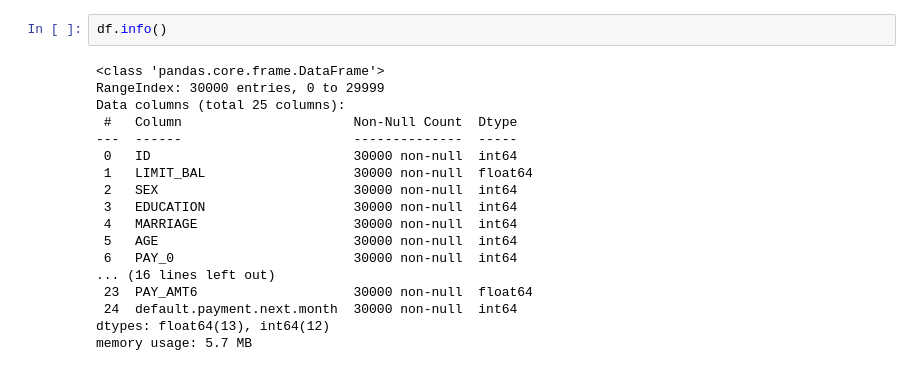
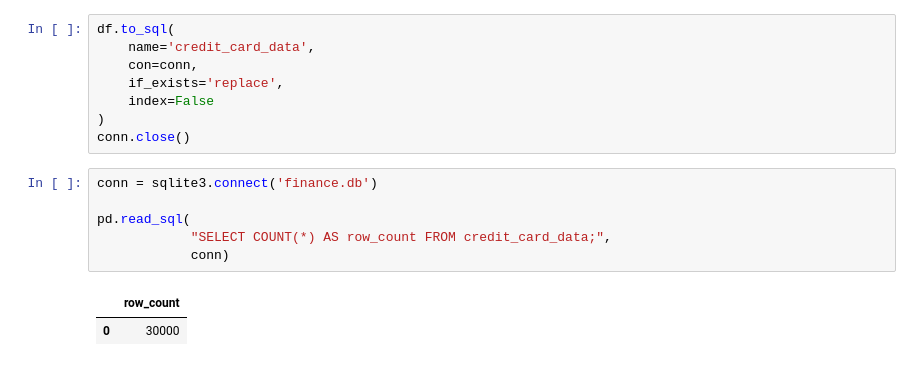
Before and after one commit to ayush2282/finance_credit_eda, a Jupyter notebook: 01_data_loading.ipynb, the cells around one changed output. Saved outputs shown, nothing was run; the diff lists cells and outputs as text.

```diff
--- a/01_data_loading.ipynb
+++ b/01_data_loading.ipynb
@@ -22,20 +15,17 @@ df.head()
 # %%
-df.info()
+df.to_sql(
+    name='credit_card_data',
+    con=conn,
+    if_exists='replace',
+    index=False
+)
+conn.close()
-# %% [output]
-<class 'pandas.core.frame.DataFrame'>
-RangeIndex: 30000 entries, 0 to 29999
-Data columns (total 25 columns):
- #   Column                      Non-Null Count  Dtype
----  ------                      --------------  -----
- 0   ID                          30000 non-null  int64
- 1   LIMIT_BAL                   30000 non-null  float64
- 2   SEX                         30000 non-null  int64
- 3   EDUCATION                   30000 non-null  int64
- 4   MARRIAGE                    30000 non-null  int64
- 5   AGE                         30000 non-null  int64
- 6   PAY_0                       30000 non-null  int64
-... (16 lines left out)
- 23  PAY_AMT6                    30000 non-null  float64
- 24  default.payment.next.month  30000 non-null  int64
-dtypes: float64(13), int64(12)
-memory usage: 5.7 MB
+# %%
+conn = sqlite3.connect('finance.db')
+
+pd.read_sql(
+            "SELECT COUNT(*) AS row_count FROM credit_card_data;",
+            conn)
+# %% [output]
+|  | row_count |
+| 0 | 30000 |
```
Also changed, not shown: parts of 5 cells of this notebook, 2 other files.
